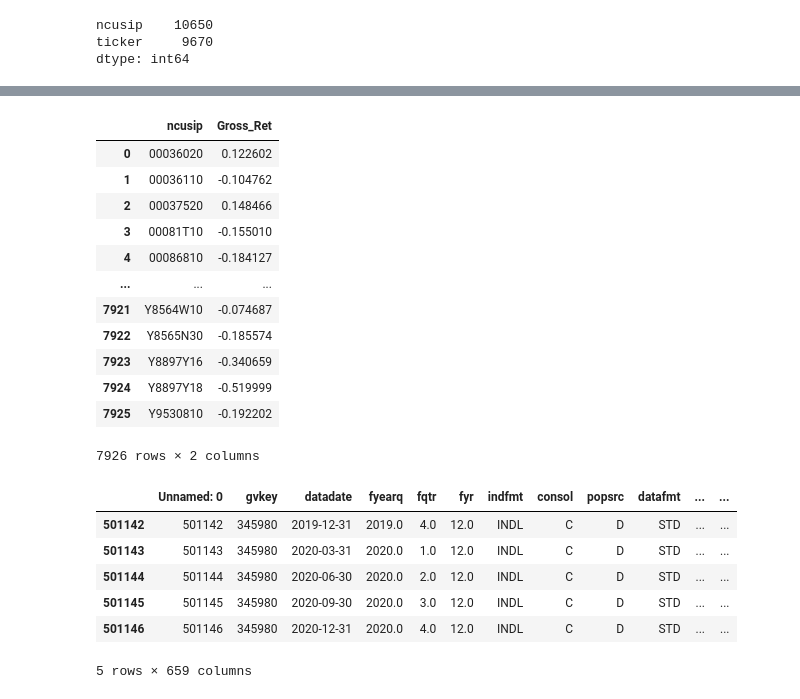
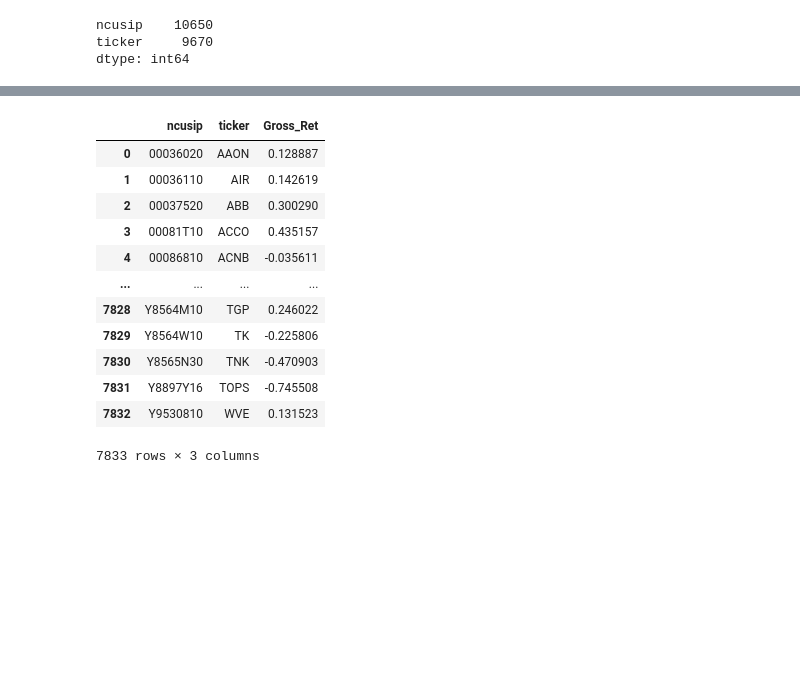
Before and after one commit to jordanweintraub914/GBUS-424-Project-, a Jupyter notebook: info.ipynb, the cells around one changed output, grey strips where cells are left out. Cells and saved outputs as stored; diff of their text form; code cells hidden in the pictures; blank space fills up the shorter version.

```diff
--- a/info.ipynb
+++ b/info.ipynb
@@ -225,28 +230,16 @@ q4_2020a = ((returns[(returns['date'] >= '2020-09-30') & (returns['date'] <= '20
-# %%
-q3_2020a = ((returns[(returns['date'] >= '2020-06-30') & (returns['date'] <= '2020-09-30')]).groupby(['ncusip'])['Gross_Ret'].prod()-1).reset_index() #Gross Returns
-q3_2020a
-# %% [output]
-|  | ncusip | Gross_Ret |
-| 0 | 00036020 | 0.122602 |
-| 1 | 00036110 | -0.104762 |
-| 2 | 00037520 | 0.148466 |
-| 3 | 00081T10 | -0.155010 |
-| 4 | 00086810 | -0.184127 |
-| ... | ... | ... |
-| 7921 | Y8564W10 | -0.074687 |
-| 7922 | Y8565N30 | -0.185574 |
-| 7923 | Y8897Y16 | -0.340659 |
-| 7924 | Y8897Y18 | -0.519999 |
-| 7925 | Y9530810 | -0.192202 |
-7926 rows × 2 columns
-# %%
-fundamentals['datadate'] = pd.to_datetime(fundamentals['datadate'], format='%Y%m%d', errors='coerce') #change dates format
-fundamentals.tail()
-# %% [output]
-|  | Unnamed: 0 | gvkey | datadate | fyearq | fqtr | fyr | indfmt | consol | popsrc | datafmt | ... | ... |
-| 501142 | 501142 | 345980 | 2019-12-31 | 2019.0 | 4.0 | 12.0 | INDL | C | D | STD | ... | ... |
-| 501143 | 501143 | 345980 | 2020-03-31 | 2020.0 | 1.0 | 12.0 | INDL | C | D | STD | ... | ... |
-| 501144 | 501144 | 345980 | 2020-06-30 | 2020.0 | 2.0 | 12.0 | INDL | C | D | STD | ... | ... |
-| 501145 | 501145 | 345980 | 2020-09-30 | 2020.0 | 3.0 | 12.0 | INDL | C | D | STD | ... | ... |
-| 501146 | 501146 | 345980 | 2020-12-31 | 2020.0 | 4.0 | 12.0 | INDL | C | D | STD | ... | ... |
-5 rows × 659 columns
+# %%
+q2_2020
+# %% [output]
+|  | ncusip | ticker | Gross_Ret |
+| 0 | 00036020 | AAON | 0.128887 |
+| 1 | 00036110 | AIR | 0.142619 |
+| 2 | 00037520 | ABB | 0.300290 |
+| 3 | 00081T10 | ACCO | 0.435157 |
+| 4 | 00086810 | ACNB | -0.035611 |
+| ... | ... | ... | ... |
+| 7828 | Y8564M10 | TGP | 0.246022 |
+| 7829 | Y8564W10 | TK | -0.225806 |
+| 7830 | Y8565N30 | TNK | -0.470903 |
+| 7831 | Y8897Y16 | TOPS | -0.745508 |
+| 7832 | Y9530810 | WVE | 0.131523 |
+7833 rows × 3 columns
```
Also changed, not shown: parts of 18 cells of this notebook.
